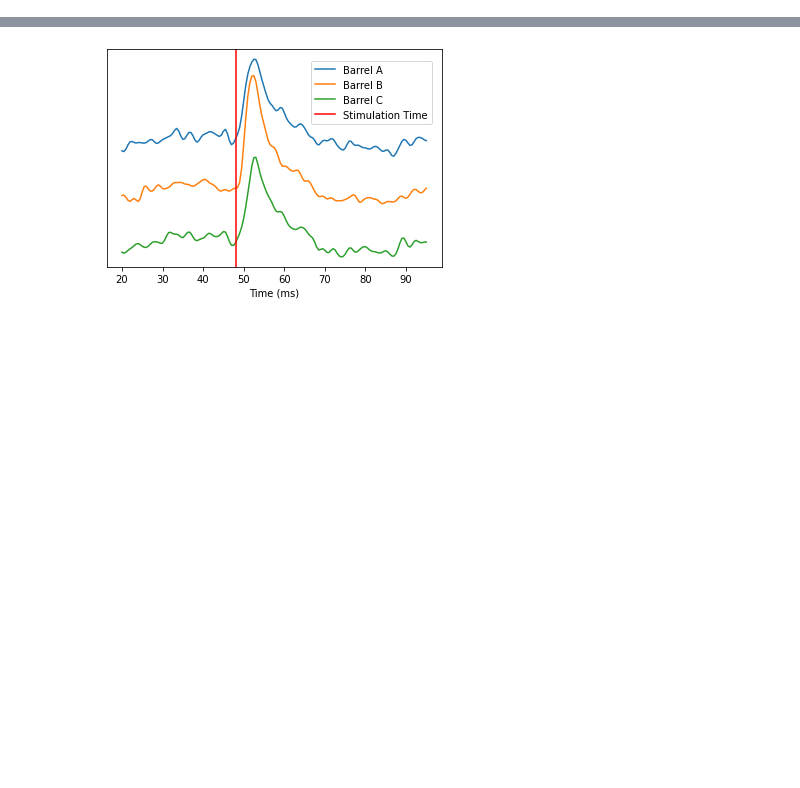
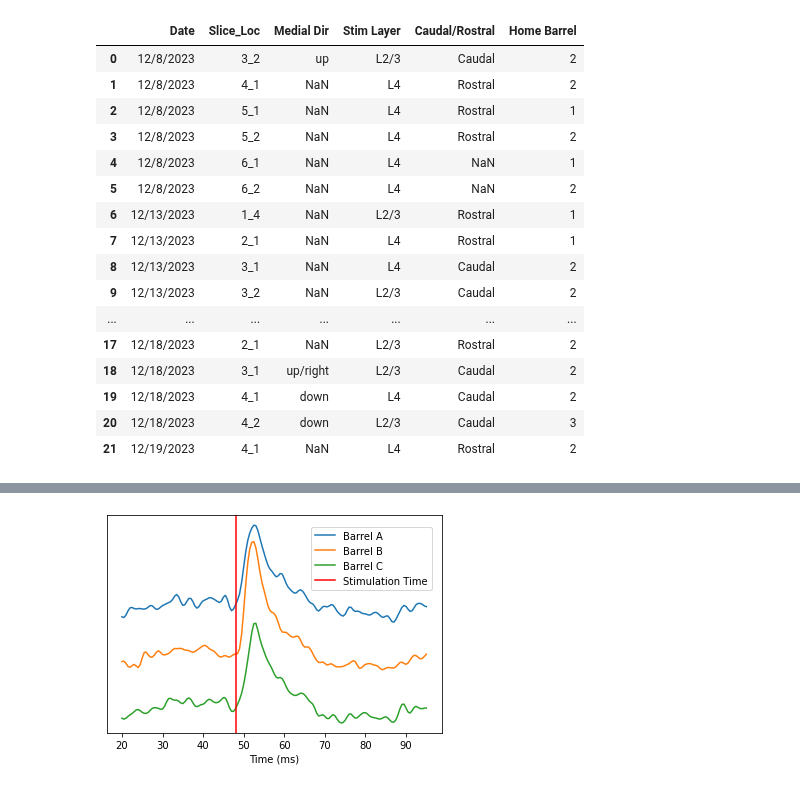
Before and after one commit to john-judge/TSM-to-ZDA, a Jupyter notebook: PPR_scnn1a_data_from_Dec2023.ipynb, the cells around one changed output, grey strips where cells are left out. Cells and saved outputs as stored; diff of their text form; code cells hidden in the pictures; blank space fills up the shorter version.

```diff
--- a/PPR_scnn1a_data_from_Dec2023.ipynb
+++ b/PPR_scnn1a_data_from_Dec2023.ipynb
@@ -43,0 +40,23 @@ for subdir, dirs, files in os.walk(data_dir):
+# %%
+# load master csv file for metadata
+master_df = pd.read_csv(master_csv)
+master_df = pd.DataFrame(master_df)
+master_df
+# %% [output]
+|  | Date | Slice_Loc | Medial Dir | Stim Layer | Caudal/Rostral | Home Barrel |
+| 0 | 12/8/2023 | 3_2 | up | L2/3 | Caudal | 2 |
+| 1 | 12/8/2023 | 4_1 | NaN | L4 | Rostral | 2 |
+| 2 | 12/8/2023 | 5_1 | NaN | L4 | Rostral | 1 |
+| 3 | 12/8/2023 | 5_2 | NaN | L4 | Rostral | 2 |
+| 4 | 12/8/2023 | 6_1 | NaN | L4 | NaN | 1 |
+| 5 | 12/8/2023 | 6_2 | NaN | L4 | NaN | 2 |
+| 6 | 12/13/2023 | 1_4 | NaN | L2/3 | Rostral | 1 |
+| 7 | 12/13/2023 | 2_1 | NaN | L4 | Rostral | 1 |
+| 8 | 12/13/2023 | 3_1 | NaN | L4 | Caudal | 2 |
+| 9 | 12/13/2023 | 3_2 | NaN | L2/3 | Caudal | 2 |
+| ... | ... | ... | ... | ... | ... | ... |
+| 17 | 12/18/2023 | 2_1 | NaN | L2/3 | Rostral | 2 |
+| 18 | 12/18/2023 | 3_1 | up/right | L2/3 | Caudal | 2 |
+| 19 | 12/18/2023 | 4_1 | down | L4 | Caudal | 2 |
+| 20 | 12/18/2023 | 4_2 | down | L2/3 | Caudal | 3 |
+| 21 | 12/19/2023 | 4_1 | NaN | L4 | Rostral | 2 |
```
Also changed, not shown: parts of 5 cells of this notebook.
